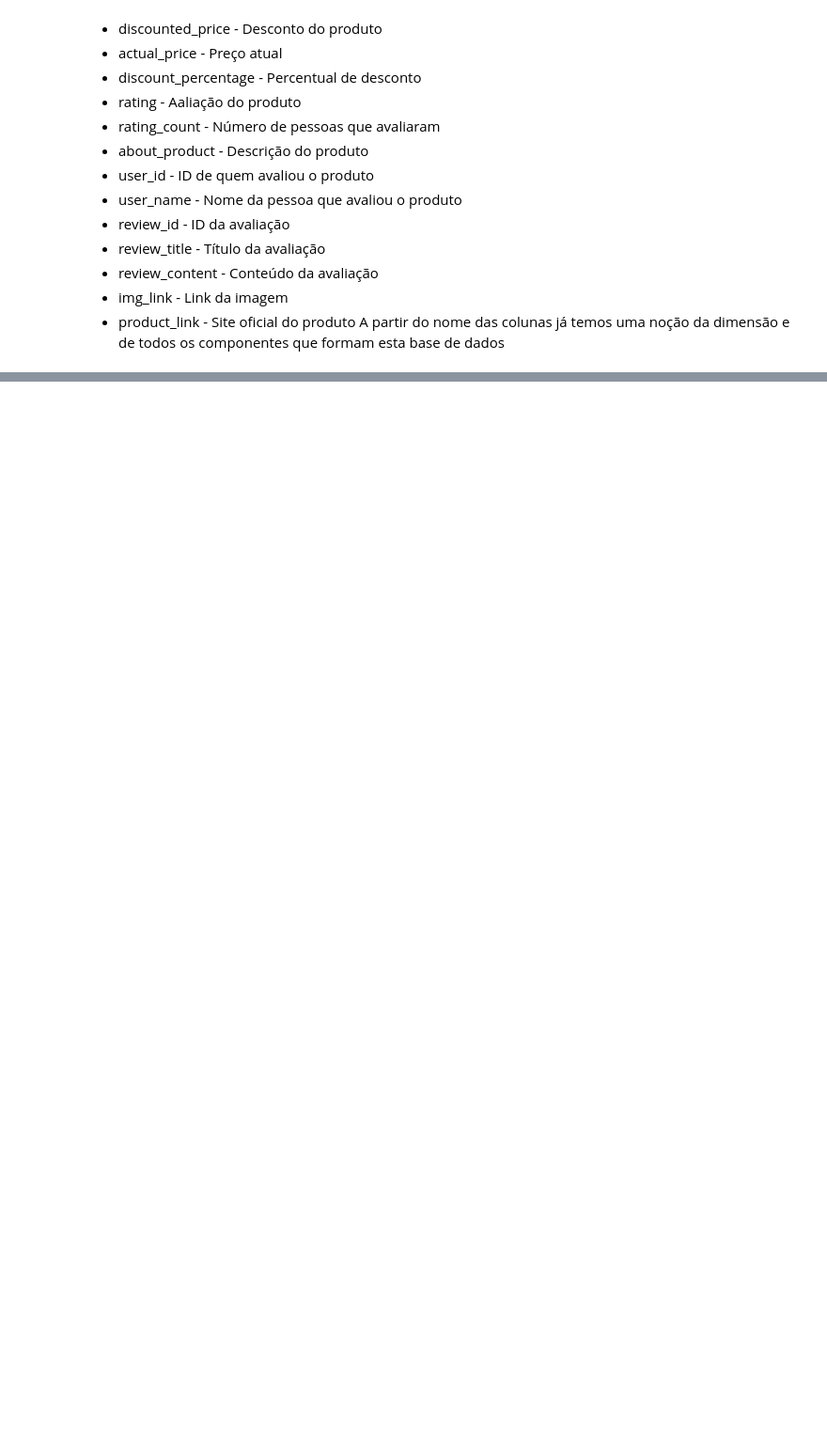
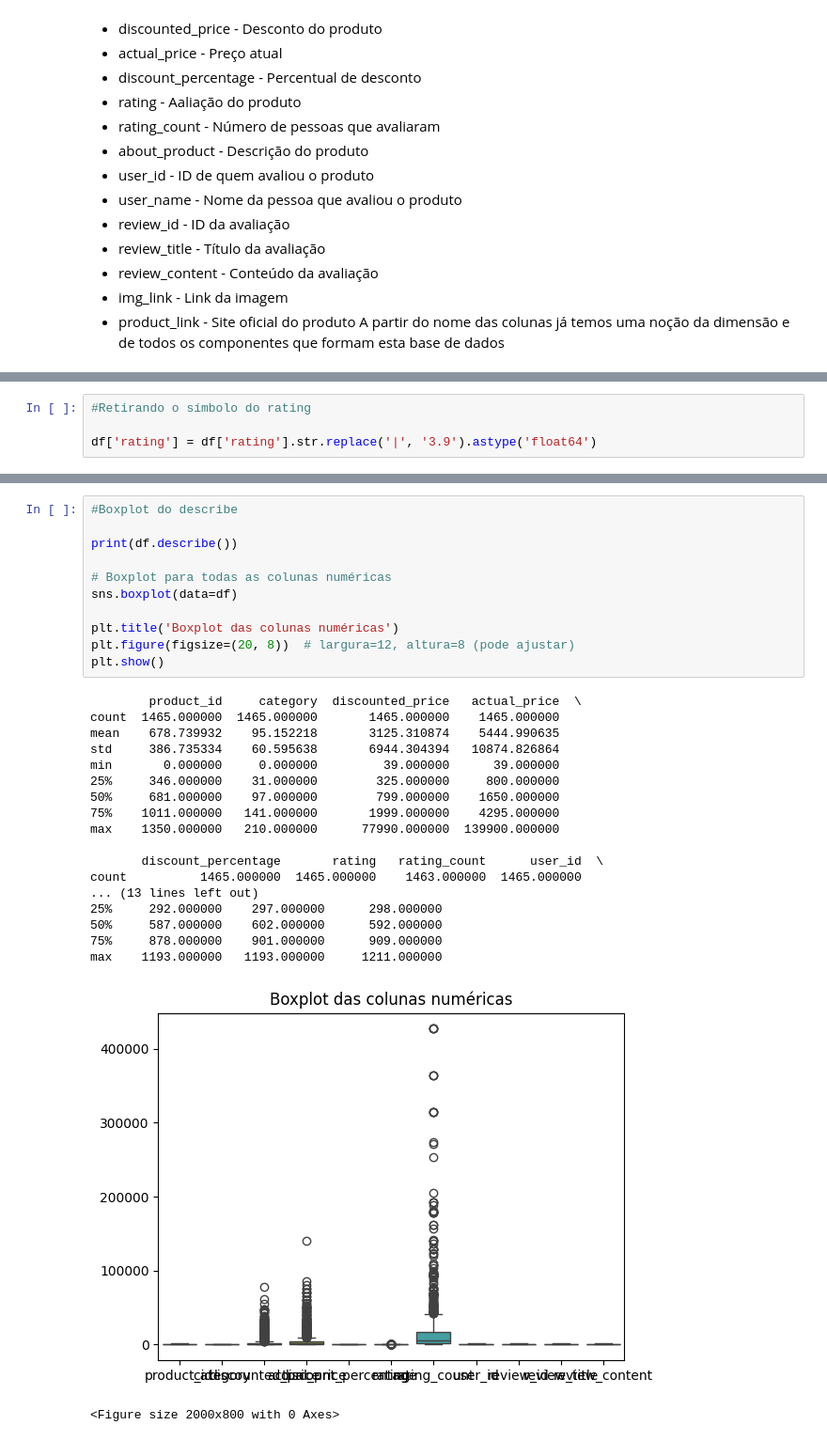
Before and after one commit to Datag4rcia/AAPL, a Jupyter notebook: trabpraticads.ipynb, the cells around one changed output, grey strips where cells are left out. Shown at 94% size. Cells and saved outputs as stored; diff of their text form; blank space fills up the shorter version.

```diff
--- a/trabpraticads.ipynb
+++ b/trabpraticads.ipynb
@@ -101,0 +113,4 @@ A partir do nome das colunas já temos uma noção da dimensão e de todos os co
+# %%
+#Retirando o símbolo do rating
+
+df['rating'] = df['rating'].str.replace('|', '3.9').astype('float64')
@@ -101,0 +224,31 @@ A partir do nome das colunas já temos uma noção da dimensão e de todos os co
+# %%
+#Boxplot do describe
+
+print(df.describe())
+
+# Boxplot para todas as colunas numéricas
+sns.boxplot(data=df)
+
+plt.title('Boxplot das colunas numéricas')
+plt.figure(figsize=(20, 8))  # largura=12, altura=8 (pode ajustar)
+plt.show()
+# %% [output]
+        product_id     category  discounted_price   actual_price  \
+count  1465.000000  1465.000000       1465.000000    1465.000000
+mean    678.739932    95.152218       3125.310874    5444.990635
+std     386.735334    60.595638       6944.304394   10874.826864
+min       0.000000     0.000000         39.000000      39.000000
+25%     346.000000    31.000000        325.000000     800.000000
+50%     681.000000    97.000000        799.000000    1650.000000
+75%    1011.000000   141.000000       1999.000000    4295.000000
+max    1350.000000   210.000000      77990.000000  139900.000000
+
+       discount_percentage       rating   rating_count      user_id  \
+count          1465.000000  1465.000000    1463.000000  1465.000000
+... (13 lines left out)
+25%     292.000000    297.000000      298.000000
+50%     587.000000    602.000000      592.000000
+75%     878.000000    901.000000      909.000000
+max    1193.000000   1193.000000     1211.000000
+[figure, added]
+<Figure size 2000x800 with 0 Axes>
```
Also changed, not shown: parts of 32 cells of this notebook.
